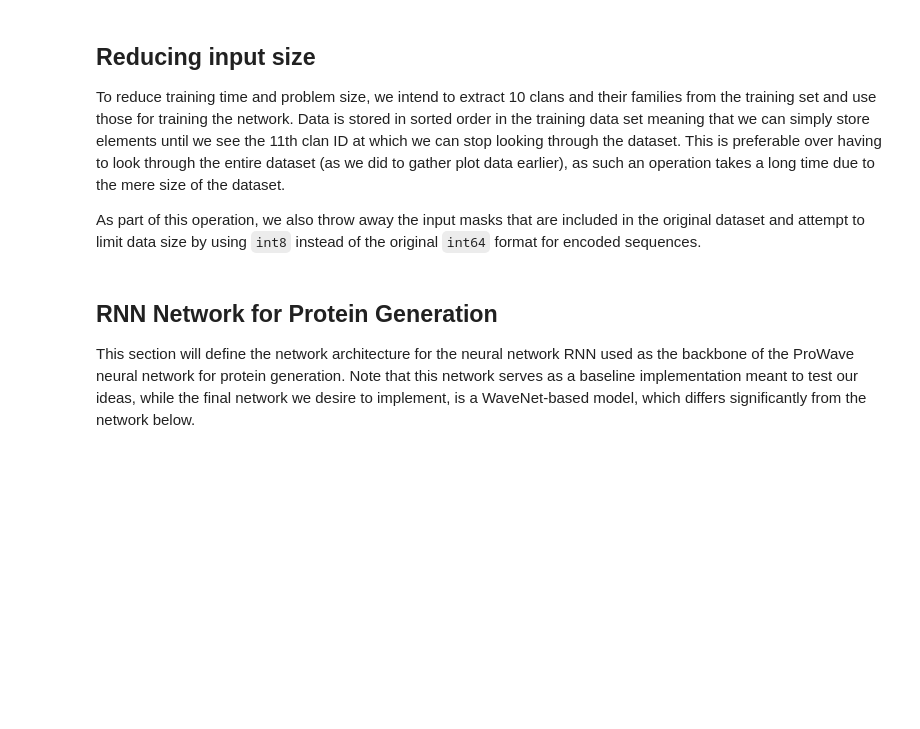
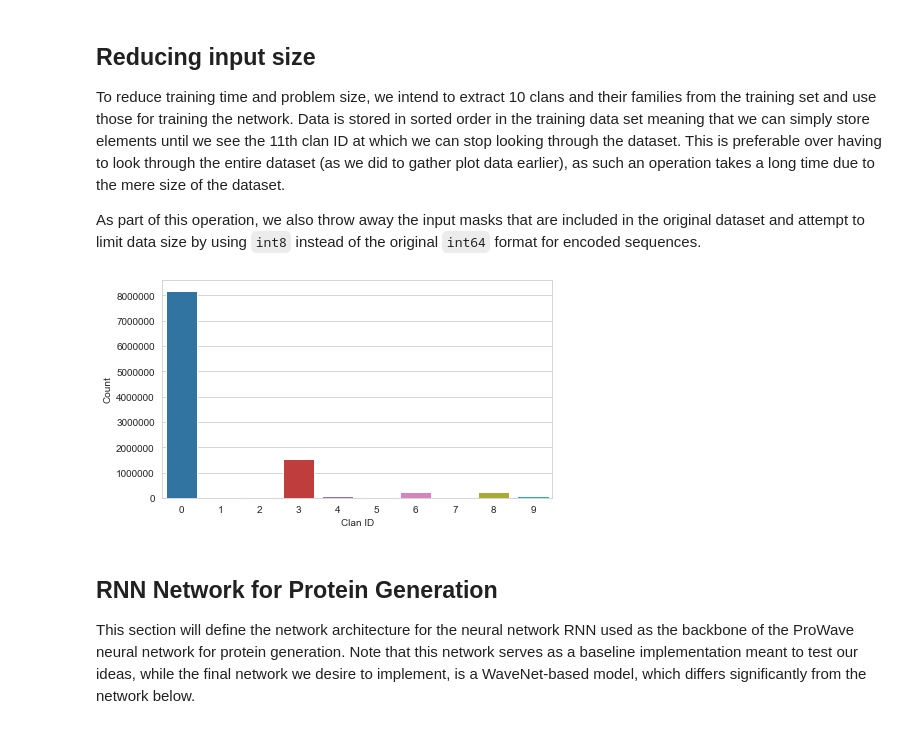
Before and after one commit to hansemandse/prowave, a Jupyter notebook: src/DeeplearningProject.ipynb, the cells around one changed output. Cells and saved outputs as stored; diff of their text form; code cells hidden in the pictures; blank space fills up the shorter version.

Commit message:
reduce training set

```diff
--- a/src/DeeplearningProject.ipynb
+++ b/src/DeeplearningProject.ipynb
@@ -299,3 +176,15 @@ def get_data(dataset, num):
+# %%
+# Load the reduced dataset
+with open(data_path+'train_red.pkl', 'rb') as f:
+    dataset = pkl.load(f)
+print(dataset.head())
+# %%
+pdf = pd.DataFrame.from_dict({'Clan ID' : list(range(10)),'Count' : [len(dataset[dataset['Clan ID']==i]) for i in range(10)]})
+plt.figure(figsize=(7,4))
+sns.barplot(x='Clan ID', y='Count', data=pdf)
+plt.show()
+# %% [output]
+[figure, added]
 # %% [markdown]
 ## RNN Network for Protein Generation
 This section will define the network architecture for the neural network RNN used as the backbone of the ProWave neural network for protein generation. Note that this network serves as a baseline implementation meant to test our ideas, while the final network we desire to implement, is a WaveNet-based model, which differs significantly from the network below.
```
Also changed, not shown: parts of 9 cells of this notebook, 1 other file.
